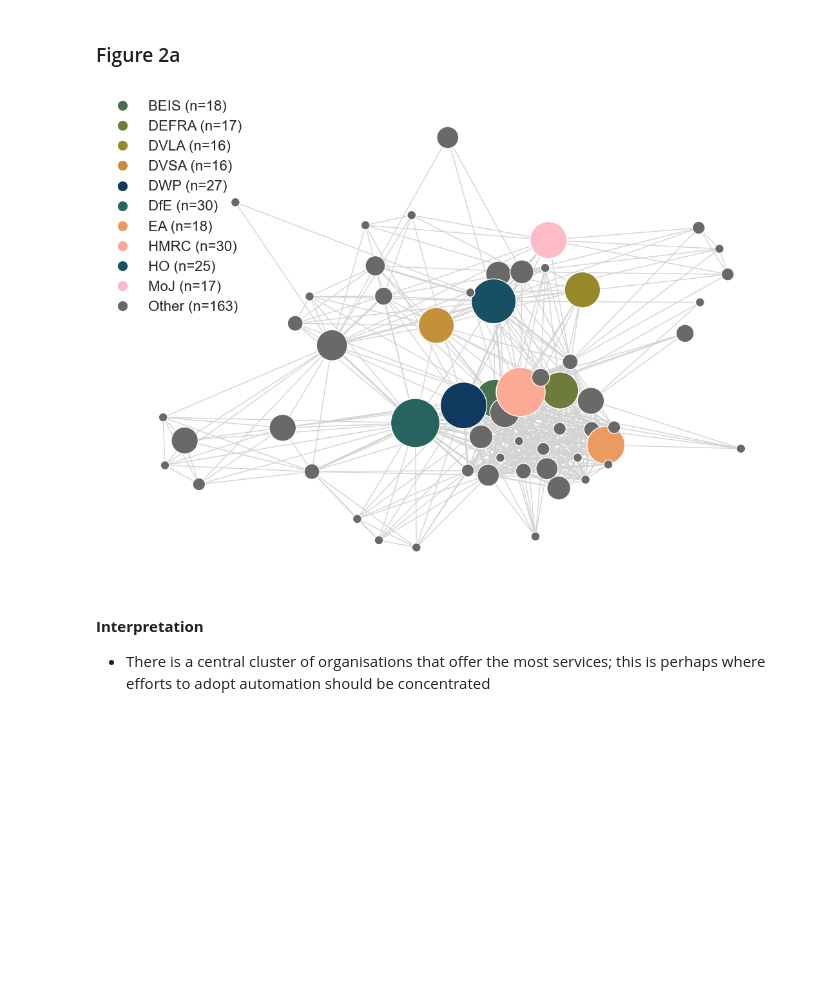
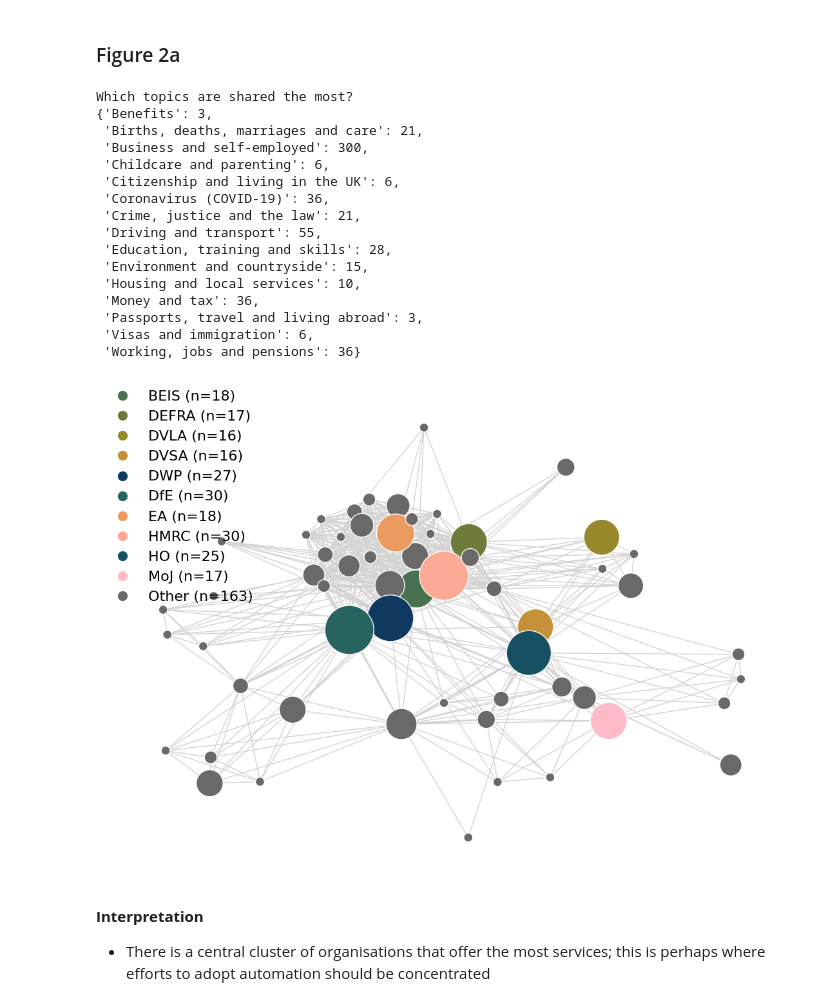
Before and after one commit to ai-for-public-services/structural-insights-into-uk-gov, a Jupyter notebook: notebooks/02-figure-2.ipynb, the cells around one changed output. Saved outputs shown, nothing was run; the diff lists cells and outputs as text; code cells hidden in the pictures; blank space fills up the shorter version.

Commit message:
Count which topics have most overlap

```diff
--- a/notebooks/02-figure-2.ipynb
+++ b/notebooks/02-figure-2.ipynb
@@ -74,15 +74,31 @@ def plot_organisation_network(save=False):
             G.add_node(row['organisation'], size=row['service_count'], color=0)  # 0 represents 'Other' nodes
             node_colors.append('#6b6868')  # Color nodes with less than 15 services as #e6e4cc
 
-    # Task 2: Add edges between organizations based on shared topics, edge width based on the number of shared topics
+    # Task 2: Add edges between organizations based on shared topics, edge weight based on the number of shared topics
+    # Also keep account of which service topics are most commonly shared
+    num_shares = {}
+    seen_orgs = [] #keep track so we don't do edges twice
     for org1 in org_service_count['organisation']:
         for org2 in org_service_count['organisation']:
-            if org1 != org2:
+            if org1 != org2 and (org1, org2) not in seen_orgs:
                 topics1 = set(services_df[services_df['organisation'] == org1]['topic'])
                 topics2 = set(services_df[services_df['organisation'] == org2]['topic'])
                 shared_topics = topics1.intersection(topics2)
                 if shared_topics:
                     G.add_edge(org1, org2, weight=len(shared_topics))
+
+                    #add num share statistics
+                    for top in shared_topics:
+                        if not top in num_shares:
+                            num_shares[top] = 0
+                        num_shares[top] += 1
+
+                    #add the reverse of this edge to make sure we don't do it again
+                    seen_orgs.append((org2, org1))
+
+    print('Which topics are shared the most?')
+    import pprint
+    pprint.pprint(num_shares)
 
     # Get node sizes
     node_sizes = [data['size'] * 100 for _, data in G.nodes(data=True)]
@@ -97,34 +113,50 @@ def plot_organisation_network(save=False):
     plt.figure(figsize=(14, 10))
     nx.draw_networkx_nodes(G, pos, node_size=node_sizes, node_color=node_colors, linewidths=1, edgecolors='white')
     nx.draw_networkx_edges(G, pos, width=edge_weights, edge_color='lightgrey')
 
     # No need to draw node labels separately
 
     # Task 3: Create a custom legend for nodes with 15 or more services and 'Other' nodes
     legend_elements = [plt.Line2D([0], [0], marker='o', color='w', markerfacecolor=color, markersize=12, label=f'{org} (n={count})')
                        for org, count, color in zip(org_service_count['organisation'], org_service_count['service_count'], node_colors)
                        if count >= 15]  # Filter nodes with 15 or more services
 
     # Add a label for 'Other' nodes
     legend_elements.append(plt.Line2D([0], [0], marker='o', color='w', markerfacecolor='#6b6868', markersize=12, label='Other (n=163)'))
 
     # Create legend in the lower left
     plt.legend(handles=legend_elements, borderaxespad=0., loc='upper left', frameon=False, fontsize=16, ncol=1)
 
     plt.axis('off')
 
     # Save figure
     if save == True:
         plt.savefig(Path("../reports/figures/fig2a.png"), dpi=300, bbox_inches='tight')
     else:
         plt.show()
 
 
 plot_organisation_network(
     save=True
 )
 # %% [output]
+Which topics are shared the most?
+{'Benefits': 3,
+ 'Births, deaths, marriages and care': 21,
+ 'Business and self-employed': 300,
+ 'Childcare and parenting': 6,
+ 'Citizenship and living in the UK': 6,
+ 'Coronavirus (COVID-19)': 36,
+ 'Crime, justice and the law': 21,
+ 'Driving and transport': 55,
+ 'Education, training and skills': 28,
+ 'Environment and countryside': 15,
+ 'Housing and local services': 10,
+ 'Money and tax': 36,
+ 'Passports, travel and living abroad': 3,
+ 'Visas and immigration': 6,
+ 'Working, jobs and pensions': 36}
-[figure, old version]
+[figure, new version]
 # %% [markdown]
 **Interpretation**
 - There is a central cluster of organisations that offer the most services; this is perhaps where efforts to adopt automation should be concentrated
```
